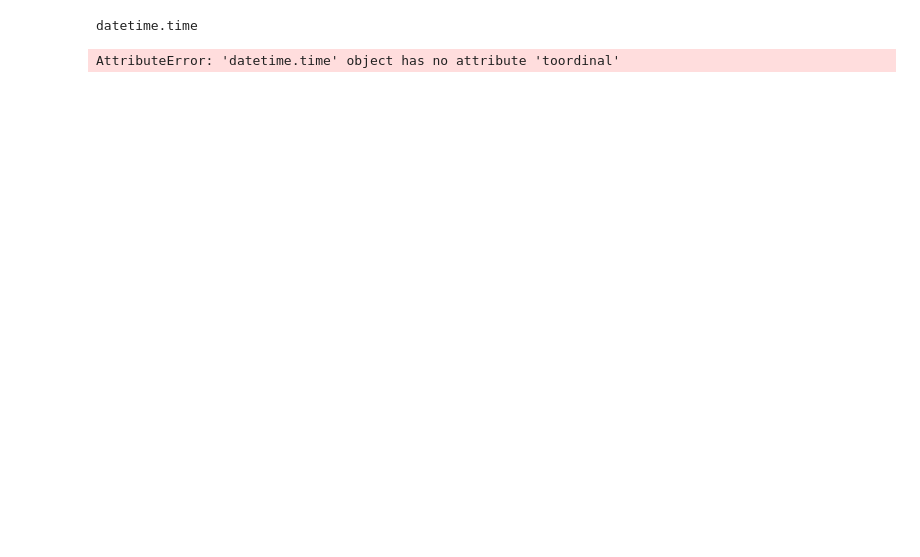
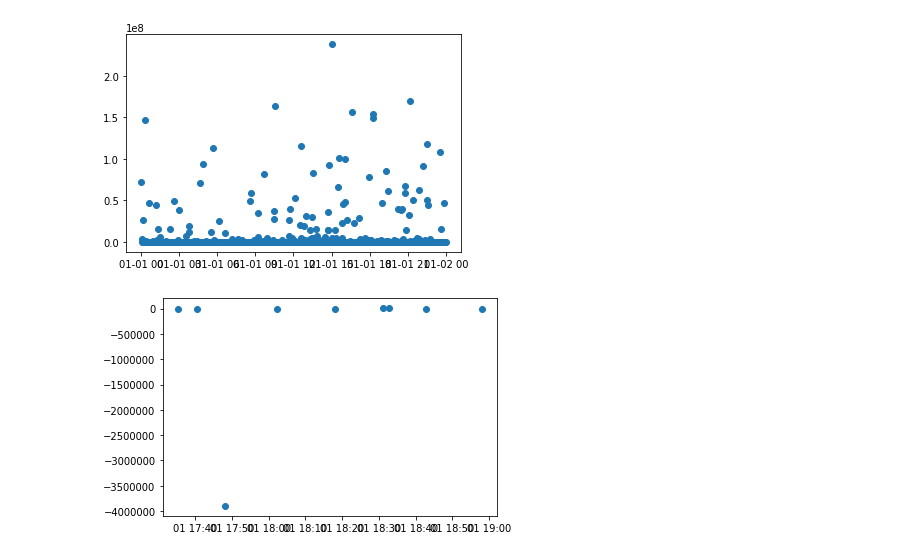
Before and after one commit to Ronaldzzzzz/StackOverflow-QA-Analysis, a Jupyter notebook: 2_term_proj_.ipynb, the cells around one changed output. Drawn from its saved outputs; the diff is of its cells as text; code cells hidden in the pictures; blank space fills up the shorter version.

```diff
--- a/2_term_proj_.ipynb
+++ b/2_term_proj_.ipynb
@@ -36,15 +5,40 @@ Question['CreationDate_to_daytime'] = Question['CreationDate_to_datetime'].apply
-# %%
-def func(x):
-    return datetime.datetime.fromtimestamp(x['BestAnsTime']-x['CreationDate_to_datetime']).time()
-Question['BestAnsTimeResponseTime'] = Question.apply(func, axis=1)
-# %%
-type(Question['CreationDate_to_daytime'][0])
-# %% [output]
-datetime.time
+# %%
+import datetime
+def one_day(x):
+    date = datetime.datetime.fromtimestamp(x['CreationDate_to_datetime'])
+    return datetime.datetime(2011,1,1,date.hour,date.minute,date.second,date.microsecond)
+Question['CreationDate_to_daytime'] = Question.apply(one_day, axis=1)
+# %%
+def func(x):
+    date = datetime.datetime.fromtimestamp(x['BestAnsTime']-x['CreationDate_to_datetime'])
+    return datetime.datetime(date.year,date.month,date.day,date.hour,date.minute,date.second,date.microsecond)
+    #return x['BestAnsTime']-x['CreationDate_to_datetime']
+Question['BestAnsTimeResponseTime'] = Question.apply(func, axis=1)
+
+def func(x):
+    '''date = datetime.datetime.fromtimestamp(x['BestAnsTime']-x['CreationDate_to_datetime'])
+    return datetime.datetime(date.year,date.month,date.day,date.hour,date.minute,date.second,date.microsecond)'''
+    return x['BestAnsTime']-x['CreationDate_to_datetime']
+Question['BestAnsTimeResponseTime_timestamp'] = Question.apply(func, axis=1)
+
+Question_no_outlier = Question[Question['BestAnsTimeResponseTime_timestamp'] >= 0]
+# %%
+def func1(x):
+    '''date = datetime.datetime.fromtimestamp(x['BestAnsTime']-x['CreationDate_to_datetime'])
+    return datetime.datetime(date.year,date.month,date.day,date.hour,date.minute,date.second,date.microsecond)'''
+    out = x['CreationDate_to_daytime']
+    out = out.hour*60*60+out.minute*60+out.second
+    return out
+Question_no_outlier['CreationDate_to_daytime_timestamp'] = Question_no_outlier.apply(func1, axis=1)
+Question_no_outlier.to_sql('Question_no_outlier', "sqlite:///QAT_final.db", if_exists='replace')
 # %%
 import matplotlib.pyplot as plt, matplotlib
 
-dates = matplotlib.dates.date2num(Question['BestAnsTimeResponseTime'])
-#plt.plot_date(matplotlib.dates.date2num(Question['CreationDate_to_datetime']),Question['BestAnsTimeResponseTime'])
+#dates = matplotlib.dates.date2num(Question['BestAnsTimeResponseTime'])
+plt.plot_date(Question_no_outlier['CreationDate_to_daytime'][:1000],Question_no_outlier['BestAnsTimeResponseTime_timestamp'][:1000])
+plt.show()
+plt.plot_date(Question['CreationDate_to_daytime'][:1000],Question['BestAnsTimeResponseTime_timestamp'][:1000])
+plt.show()
 # %% [output]
-AttributeError: 'datetime.time' object has no attribute 'toordinal'
+[figure, added]
+[figure, added]
```
Also changed, not shown: parts of 7 cells of this notebook, 2 other files.
